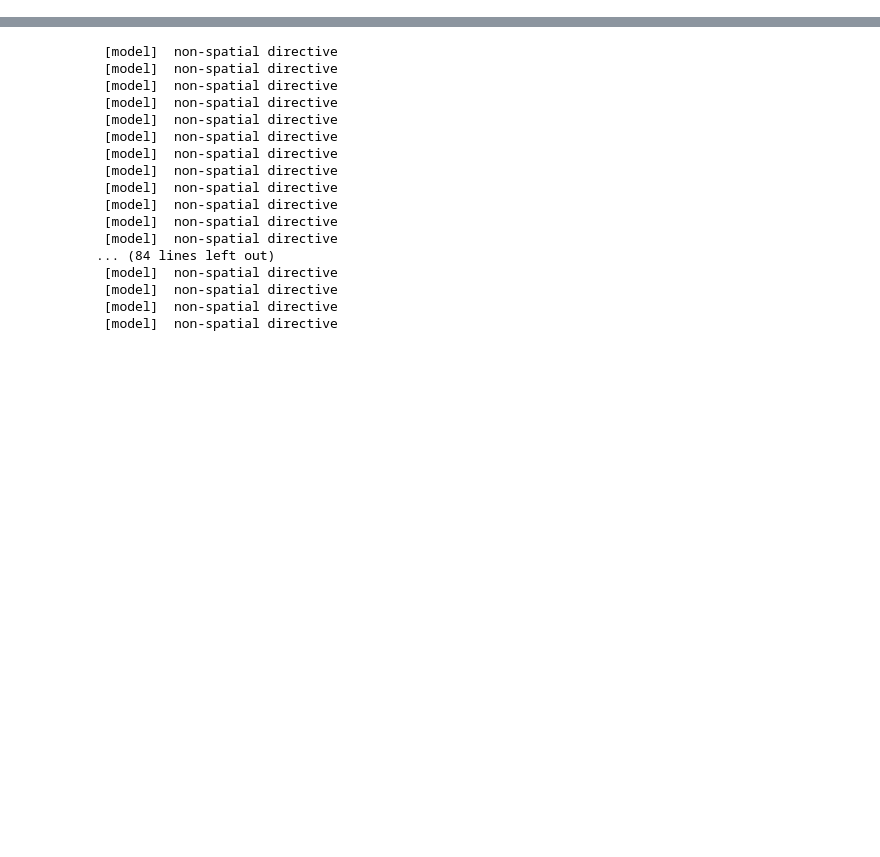
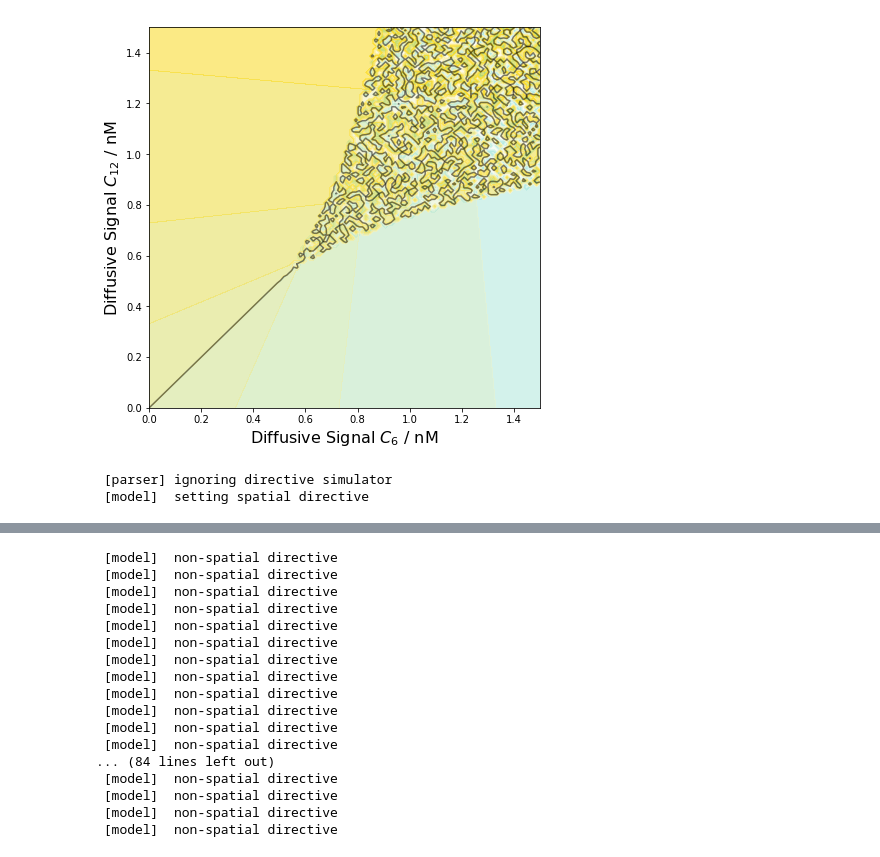
Before and after one commit to gszep/double-exclusive-reporter, a Jupyter notebook: whiteboard.ipynb, the cells around one changed output, grey strips where cells are left out. Drawn from its saved outputs; the diff is of its cells as text; code cells hidden in the pictures; blank space fills up the shorter version.

```diff
--- a/whiteboard.ipynb
+++ b/whiteboard.ipynb
@@ -54,0 +43,37 @@ grid(True)
+# %%
+C6=0.6;C12=1.2
+t_final = 1.0
+width = 0.4
+
+N = 120
+c6_range = [0,self._xmax * C6 / width]
+c12_range = [0,self._xmax * C6 / width]
+
+c = linspace(*c6_range,num=N)
+cdash = linspace(*c12_range,num=N)
+
+c6,c12 = meshgrid(c,cdash,copy=False)
+c_grid = dstack([c6,c12])
+
+# calculation of steady states
+steady_state = self.get_steady_state(c_grid,logspace=False)
+
+T = steady_state[:,:,self.nontrivials.index('tetR')]
+L = steady_state[:,:,self.nontrivials.index('lacI')]
+
+figure(figsize=(7,7))
+
+contourf(c6,c12,
+         L,
+         cmap='cyan',alpha=0.5)
+contourf(c6,c12,
+         T,
+         cmap='yellow',alpha=0.5)
+contour(c6,c12,
+         T-L,levels=[0.0],
+         colors=['k'],alpha=0.5)
+
+xlabel(r'Diffusive Signal $C_{6}$ / nM',fontsize=16)
+ylabel(r'Diffusive Signal $C_{12}$ / nM',fontsize=16);
+# %% [output]
+[figure, added]
@@ -54,0 +164,27 @@ grid(True)
+# %%
+C6=0.6;C12=1.2
+t_final = 0.6
+width = 0.4
+
+# import model from file
+model = fromcrn(file_path)
+model._dt = 1e-5
+n_timepoints = 100
+
+# initial condition
+model.c6[model.space<width] = model._xmax * C6 / width
+model.c12[model.space>(model._xmax-width)] = model._xmax * C12 / width
+
+# create bifrucation figure
+i,j = 0,0
+while model.time < t_final :
+
+    model.time_step()
+    if int(model.time/model._dt) % int(t_final/model._dt/n_timepoints) == 0 :
+        j = generate_frame(j,model)
+    i += 1
+
+create_animation(C6,C12)
+# %% [output]
+ [parser] ignoring directive simulator
+ [model]  setting spatial directive
```
Also changed, not shown: parts of 11 cells of this notebook, 13 other files.
